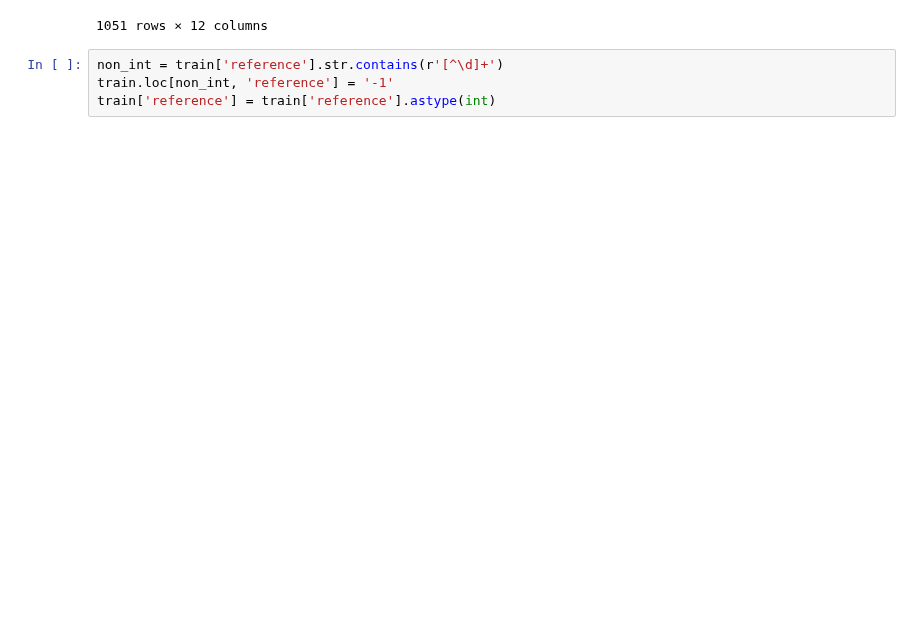
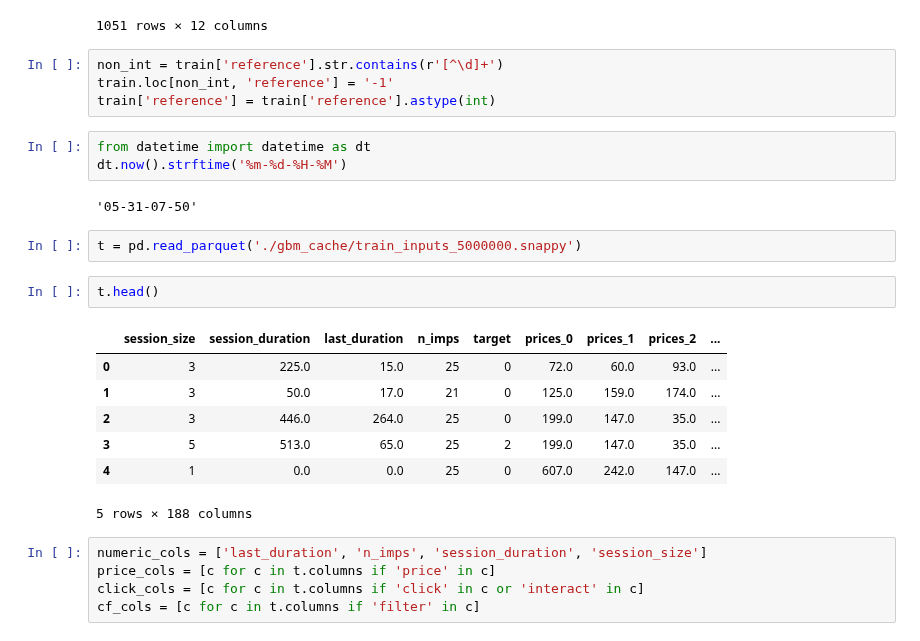
Before and after one commit to samshipengs/naps, a Jupyter notebook: playground.ipynb, the cells around one changed output. Drawn from its saved outputs; the diff is of its cells as text; blank space fills up the shorter version.

```diff
--- a/playground.ipynb
+++ b/playground.ipynb
@@ -392,3 +392,25 @@ non_int
 non_int = train['reference'].str.contains(r'[^\d]+')
 train.loc[non_int, 'reference'] = '-1'
 train['reference'] = train['reference'].astype(int)
+# %%
+from datetime import datetime as dt
+dt.now().strftime('%m-%d-%H-%M')
+# %% [output]
+'05-31-07-50'
+# %%
+t = pd.read_parquet('./gbm_cache/train_inputs_5000000.snappy')
+# %%
+t.head()
+# %% [output]
+|  | session_size | session_duration | last_duration | n_imps | target | prices_0 | prices_1 | prices_2 | ... |
+| 0 | 3 | 225.0 | 15.0 | 25 | 0 | 72.0 | 60.0 | 93.0 | ... |
+| 1 | 3 | 50.0 | 17.0 | 21 | 0 | 125.0 | 159.0 | 174.0 | ... |
+| 2 | 3 | 446.0 | 264.0 | 25 | 0 | 199.0 | 147.0 | 35.0 | ... |
+| 3 | 5 | 513.0 | 65.0 | 25 | 2 | 199.0 | 147.0 | 35.0 | ... |
+| 4 | 1 | 0.0 | 0.0 | 25 | 0 | 607.0 | 242.0 | 147.0 | ... |
+5 rows × 188 columns
+# %%
+numeric_cols = ['last_duration', 'n_imps', 'session_duration', 'session_size']
+price_cols = [c for c in t.columns if 'price' in c]
+click_cols = [c for c in t.columns if 'click' in c or 'interact' in c]
+cf_cols = [c for c in t.columns if 'filter' in c]
```
Also changed, not shown: parts of 2 cells of this notebook, 2 other files.
